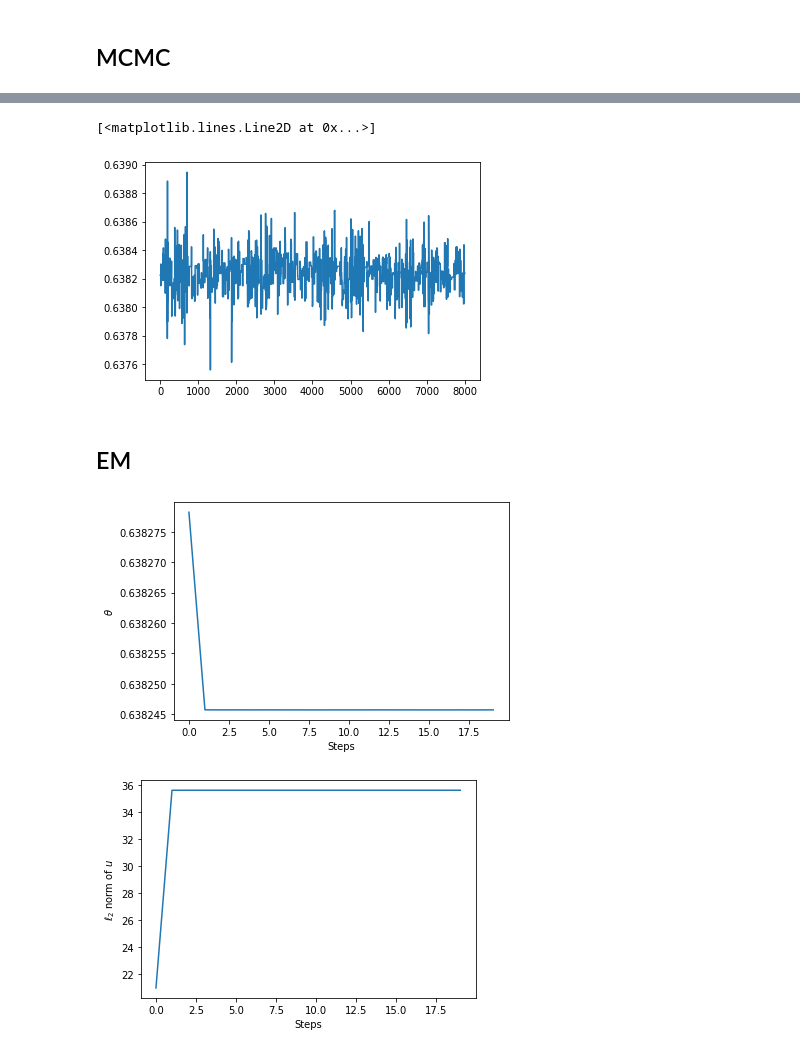
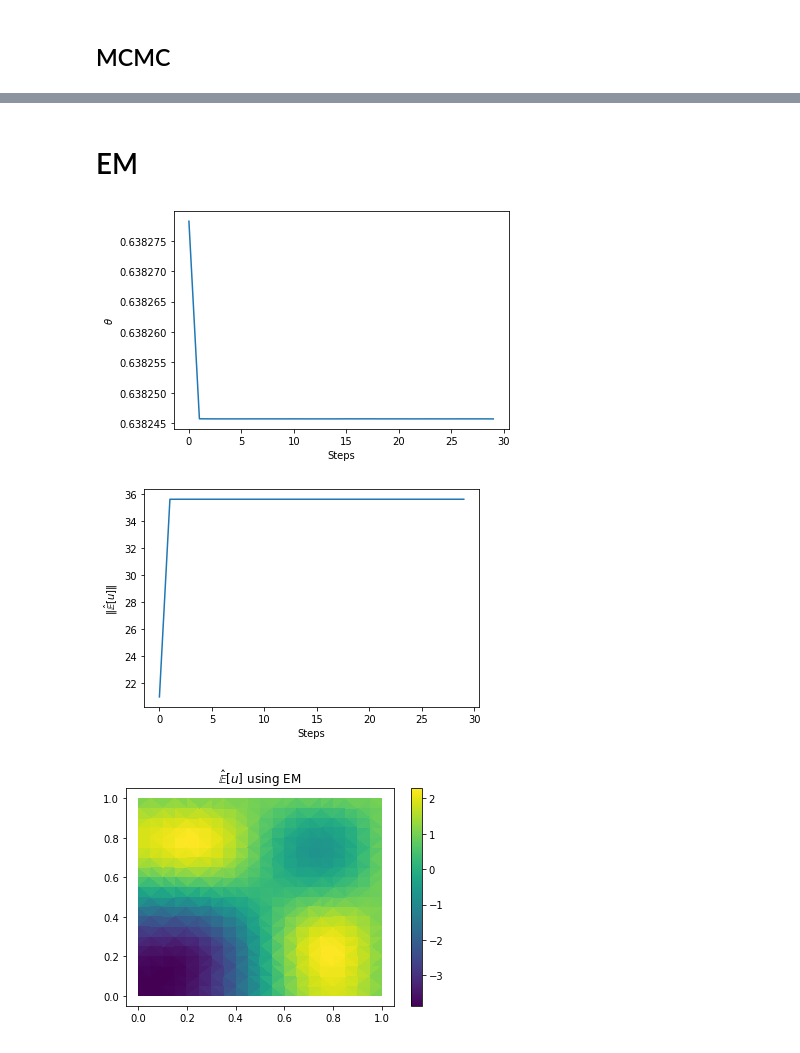
Before and after one commit to jp2011/stat-fem, a Jupyter notebook: notebooks/LHS Uncertainty.ipynb, the cells around one changed output, grey strips where cells are left out. Drawn from its saved outputs; the diff is of its cells as text; code cells hidden in the pictures.

```diff
--- a/notebooks/LHS Uncertainty.ipynb
+++ b/notebooks/LHS Uncertainty.ipynb
@@ -82,11 +108,10 @@ b_np = b.vector().dat.data
 
 bc = [DirichletBC(V, 1, 2), DirichletBC(V, 1, 4)]
 
-
 log_sigma_f = np.log(1)
 log_l_f = np.log(0.1)
 
-G = stat_fem.ForcingCovariance(V, log_sigma_f, log_l_f, cutoff=1e-20)
+G = stat_fem.ForcingCovariance(V, log_sigma_f, log_l_f, cutoff=1e-10)
 G.assemble()
 G_np = G.G.getValues(np.arange(G.nx).astype(np.int32), np.arange(G.nx).astype(np.int32))
 
@@ -135,14 +166,15 @@ plt.colorbar()
 # %% [markdown]
 ## MCMC
 # %%
-mcmc_num_samples = 10_000
-
 def log_likelihood(u: np.ndarray,
                    b: np.ndarray,
                    A: np.ndarray,
-                   G: np.ndarray):
-    (_, log_det) = np.linalg.slogdet(A) # A is pos. definite so sign ignored
-    result = log_det
+                   G: np.ndarray, include_det=True):
+    if include_det:
+        (_, log_det) = np.linalg.slogdet(A) # A is pos. definite so sign ignored
+        result = log_det
+    else:
+        result = 0
     result += np.dot(u, np.dot(A, np.linalg.solve(G, b)))
     result = result -0.5 * np.dot(u, np.dot(A, np.linalg.solve(G, np.dot(A, u))))
     return result
@@ -151,14 +183,13 @@ u_samples_mcmc = np.zeros((mcmc_num_samples, M))
 theta_samples_mcmc = np.zeros(mcmc_num_samples)
 
 warmup_interval_check = 50
-num_samples_warmup = int(0.2 * mcmc_num_samples)
 
 accepted = 0
 
-theta = np.exp(np.random.normal(0, 1e-3))
+theta = np.exp(np.random.normal(0, 1e-1))
 u = np.zeros(M)
 
-prop_std = 1e-1 # initial value for the std of the proposal
+prop_std = 1e-2 # initial value for the std of the proposal
 
 for n in tqdm(range(mcmc_num_samples)):
     # Recalibrate proposal density for ω
@@ -203,11 +234,13 @@ for n in tqdm(range(mcmc_num_samples)):
         solve(A_star, u_mean_star, b) # firedrake solve
         u_cov_star = A_star_inv_np @ G_np @ A_star_inv_np
 
-        log_p_u_given_theta_star = log_likelihood(u, b_np, A_star_np, G_np)
-        log_p_u_given_theta = log_likelihood(u, b_np, A_np, G_np)
+        log_p_u_given_theta_star = log_likelihood(u, b_np, A_star_np, G_np, include_det=True)
+        log_p_u_given_theta = log_likelihood(u, b_np, A_np, G_np, include_det=True)
 
         log_ar = log_p_u_given_theta_star + theta_prior.logpdf(theta_star) + theta_proposal_logpdf(theta_star, theta, prop_std)
+#         log_ar = log_p_u_given_theta_star + theta_proposal_logpdf(theta_star, theta, prop_std)
         log_ar = log_ar - log_p_u_given_theta - theta_prior.logpdf(theta) - theta_proposal_logpdf(theta, theta_star, prop_std)
+#         log_ar = log_ar - log_p_u_given_theta - theta_proposal_logpdf(theta, theta_star, prop_std)
 
         if np.exp(log_ar) > np.random.uniform(0, 1):
             accepted += 1
@@ -215,3 +248,8 @@ for n in tqdm(range(mcmc_num_samples)):
 
     theta_samples_mcmc[n] = theta
     u_samples_mcmc[n, :] = u
+
+if is_prior_logscale:
+    np.save(f"MCMC_samples_{mcmc_num_samples}_lognormal_prior_nx_{nx}_{experiment_label}.npy", u_samples_mcmc)
+else:
+    np.save(f"MCMC_samples_{mcmc_num_samples}_gamma_prior_nx_{nx}_{experiment_label}.npy", u_samples_mcmc)
@@ -254,5 +255,0 @@ plt.colorbar()
-# %%
-plt.plot(np.exp(theta_samples_mcmc[num_samples_warmup:]) if is_prior_logscale else theta_samples_mcmc[num_samples_warmup:])
-# %% [output]
-[<matplotlib.lines.Line2D at 0x...>]
-[figure, removed]
@@ -259,4 +280,4 @@ plt.plot(np.exp(theta_samples_mcmc[num_samples_warmup:]) if is_prior_logscale el
 # %% [markdown]
-## EM
+# EM
 # %%
 from scipy.optimize import minimize_scalar as minimize
@@ -313,17 +338,26 @@ for n in tqdm(range(num_samples)):
 # %%
 fig, ax = plt.subplots()
-ax.plot(np.exp(em_theta_samples) if is_prior_logscale else em_theta_samples)
+ax.plot(np.exp(theta_samples_em) if is_prior_logscale else em_theta_samples)
 ax.ticklabel_format(useOffset=False)
 ax.set_ylabel('$\\theta$')
 ax.set_xlabel('Steps')
 plt.show()
 
 fig, ax = plt.subplots()
-ax.plot(np.linalg.norm(em_u_samples, axis=1, ord=2))
+ax.plot(np.linalg.norm(u_samples_em, axis=1, ord=2))
 ax.ticklabel_format(useOffset=False)
-ax.set_ylabel('$\ell_2$ norm of $u$')
+ax.set_ylabel('$\\Vert \hat{\\mathbb{E}}[u] \\Vert$')
 ax.set_xlabel('Steps')
 plt.show()
+
+fig, ax = plt.subplots()
+u_mean_plot_em = ax.tripcolor(mesh.coordinates.vector().dat.data[:, 0],
+                              mesh.coordinates.vector().dat.data[:, 1],
+                              u_samples_em[-1])
+ax.set_title("$\\hat{\\mathbb{E}}[u]$ using EM")
+fig.colorbar(u_mean_plot_em)
+plt.show()
 # %% [output]
-[figure, old version]
+[figure, new version]
-[figure, old version]
+[figure, new version]
+[figure, added]
```
Also changed, not shown: parts of 31 cells of this notebook, 6 other files.
